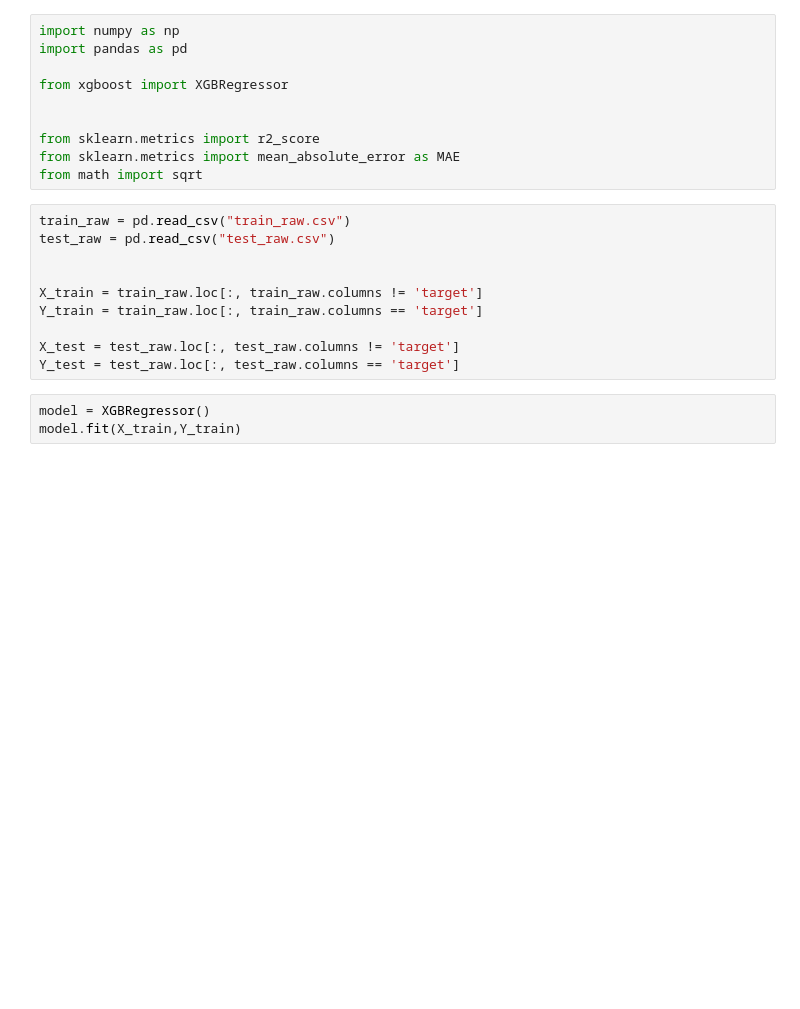
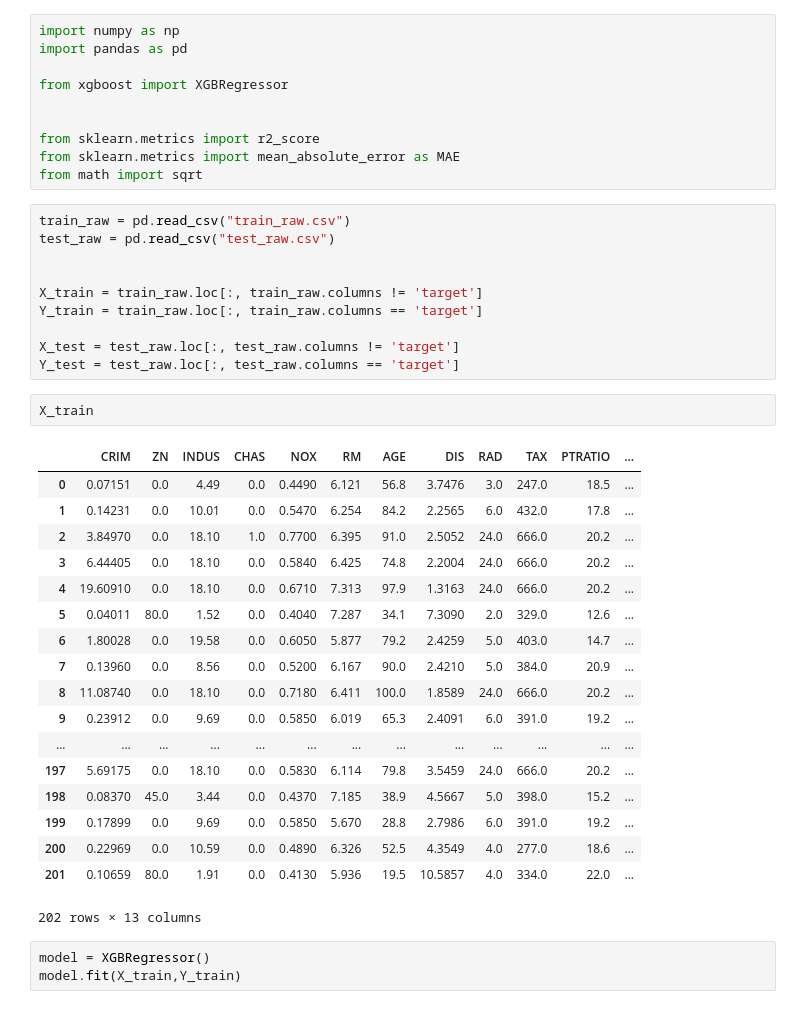
Before and after one commit to Thomas-wangsa/regression_model, a Jupyter notebook: xgboost.ipynb, the cells around one changed output. Saved outputs shown, nothing was run; the diff lists cells and outputs as text; blank space fills up the shorter version.

```diff
--- a/xgboost.ipynb
+++ b/xgboost.ipynb
@@ -18,6 +18,27 @@ Y_train = train_raw.loc[:, train_raw.columns == 'target']
 
 X_test = test_raw.loc[:, test_raw.columns != 'target']
 Y_test = test_raw.loc[:, test_raw.columns == 'target']
+# %%
+X_train
+# %% [output]
+|  | CRIM | ZN | INDUS | CHAS | NOX | RM | AGE | DIS | RAD | TAX | PTRATIO | ... |
+| 0 | 0.07151 | 0.0 | 4.49 | 0.0 | 0.4490 | 6.121 | 56.8 | 3.7476 | 3.0 | 247.0 | 18.5 | ... |
+| 1 | 0.14231 | 0.0 | 10.01 | 0.0 | 0.5470 | 6.254 | 84.2 | 2.2565 | 6.0 | 432.0 | 17.8 | ... |
+| 2 | 3.84970 | 0.0 | 18.10 | 1.0 | 0.7700 | 6.395 | 91.0 | 2.5052 | 24.0 | 666.0 | 20.2 | ... |
+| 3 | 6.44405 | 0.0 | 18.10 | 0.0 | 0.5840 | 6.425 | 74.8 | 2.2004 | 24.0 | 666.0 | 20.2 | ... |
+| 4 | 19.60910 | 0.0 | 18.10 | 0.0 | 0.6710 | 7.313 | 97.9 | 1.3163 | 24.0 | 666.0 | 20.2 | ... |
+| 5 | 0.04011 | 80.0 | 1.52 | 0.0 | 0.4040 | 7.287 | 34.1 | 7.3090 | 2.0 | 329.0 | 12.6 | ... |
+| 6 | 1.80028 | 0.0 | 19.58 | 0.0 | 0.6050 | 5.877 | 79.2 | 2.4259 | 5.0 | 403.0 | 14.7 | ... |
+| 7 | 0.13960 | 0.0 | 8.56 | 0.0 | 0.5200 | 6.167 | 90.0 | 2.4210 | 5.0 | 384.0 | 20.9 | ... |
+| 8 | 11.08740 | 0.0 | 18.10 | 0.0 | 0.7180 | 6.411 | 100.0 | 1.8589 | 24.0 | 666.0 | 20.2 | ... |
+| 9 | 0.23912 | 0.0 | 9.69 | 0.0 | 0.5850 | 6.019 | 65.3 | 2.4091 | 6.0 | 391.0 | 19.2 | ... |
+| ... | ... | ... | ... | ... | ... | ... | ... | ... | ... | ... | ... | ... |
+| 197 | 5.69175 | 0.0 | 18.10 | 0.0 | 0.5830 | 6.114 | 79.8 | 3.5459 | 24.0 | 666.0 | 20.2 | ... |
+| 198 | 0.08370 | 45.0 | 3.44 | 0.0 | 0.4370 | 7.185 | 38.9 | 4.5667 | 5.0 | 398.0 | 15.2 | ... |
+| 199 | 0.17899 | 0.0 | 9.69 | 0.0 | 0.5850 | 5.670 | 28.8 | 2.7986 | 6.0 | 391.0 | 19.2 | ... |
+| 200 | 0.22969 | 0.0 | 10.59 | 0.0 | 0.4890 | 6.326 | 52.5 | 4.3549 | 4.0 | 277.0 | 18.6 | ... |
+| 201 | 0.10659 | 80.0 | 1.91 | 0.0 | 0.4130 | 5.936 | 19.5 | 10.5857 | 4.0 | 334.0 | 22.0 | ... |
+202 rows × 13 columns
 # %%
 model = XGBRegressor()
 model.fit(X_train,Y_train)
```
Also changed, not shown: parts of 2 cells of this notebook, 2 other files.
